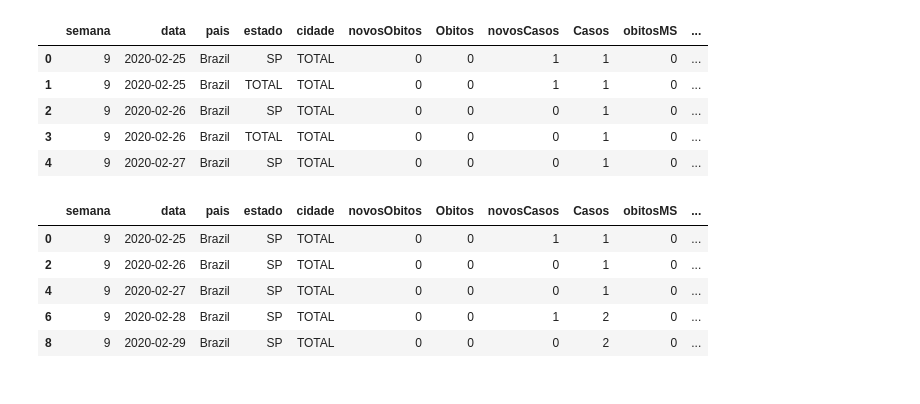
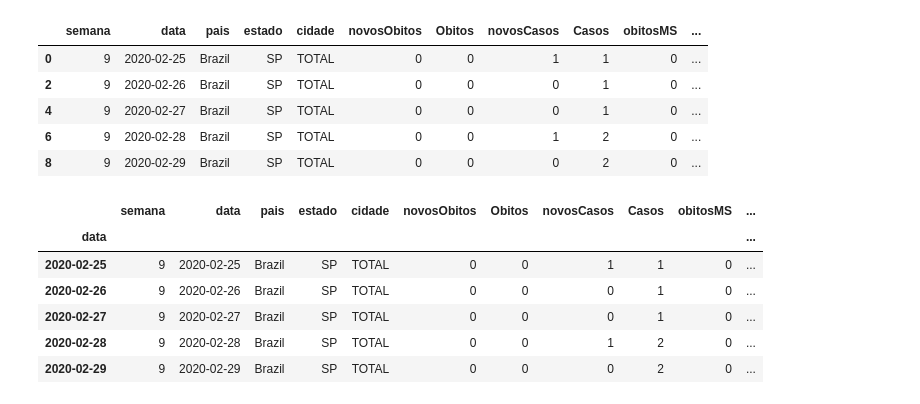
Before and after one commit to rivaldo/time_series_alura, a Jupyter notebook: curso_02/previsao_temporal.ipynb, the cells around one changed output. Saved outputs shown, nothing was run; the diff lists cells and outputs as text; code cells hidden in the pictures.

```diff
--- a/curso_02/previsao_temporal.ipynb
+++ b/curso_02/previsao_temporal.ipynb
@@ -10,22 +333,25 @@ warnings.filterwarnings('ignore')
 # %%
-df_total = pd.read_csv('./dados/cases-brazil-states.csv')
-df_total.head()
+df_att = pd.read_csv('./dados/cases-brazil-states.csv')
+df_att = df_att[df_att['estado'] == 'SP']
+df_att.head()
 # %% [output]
 |  | semana | data | pais | estado | cidade | novosObitos | Obitos | novosCasos | Casos | obitosMS | ... |
 | 0 | 9 | 2020-02-25 | Brazil | SP | TOTAL | 0 | 0 | 1 | 1 | 0 | ... |
-| 1 | 9 | 2020-02-25 | Brazil | TOTAL | TOTAL | 0 | 0 | 1 | 1 | 0 | ... |
 | 2 | 9 | 2020-02-26 | Brazil | SP | TOTAL | 0 | 0 | 0 | 1 | 0 | ... |
-| 3 | 9 | 2020-02-26 | Brazil | TOTAL | TOTAL | 0 | 0 | 0 | 1 | 0 | ... |
 | 4 | 9 | 2020-02-27 | Brazil | SP | TOTAL | 0 | 0 | 0 | 1 | 0 | ... |
+| 6 | 9 | 2020-02-28 | Brazil | SP | TOTAL | 0 | 0 | 1 | 2 | 0 | ... |
+| 8 | 9 | 2020-02-29 | Brazil | SP | TOTAL | 0 | 0 | 0 | 2 | 0 | ... |
 # %%
-df = df_total[df_total['estado'] != 'TOTAL']
-df['data'] = pd.to_datetime(df_total['data']).dt.date
+df_att['data'] = pd.to_datetime(df_att['data']).dt.date
+# %%
+df_att.index = df_att['data']
 # %%
-df.head()
+df_att.head()
 # %% [output]
 |  | semana | data | pais | estado | cidade | novosObitos | Obitos | novosCasos | Casos | obitosMS | ... |
-| 0 | 9 | 2020-02-25 | Brazil | SP | TOTAL | 0 | 0 | 1 | 1 | 0 | ... |
-| 2 | 9 | 2020-02-26 | Brazil | SP | TOTAL | 0 | 0 | 0 | 1 | 0 | ... |
-| 4 | 9 | 2020-02-27 | Brazil | SP | TOTAL | 0 | 0 | 0 | 1 | 0 | ... |
-| 6 | 9 | 2020-02-28 | Brazil | SP | TOTAL | 0 | 0 | 1 | 2 | 0 | ... |
-| 8 | 9 | 2020-02-29 | Brazil | SP | TOTAL | 0 | 0 | 0 | 2 | 0 | ... |
+| data |  |  |  |  |  |  |  |  |  |  | ... |
+| 2020-02-25 | 9 | 2020-02-25 | Brazil | SP | TOTAL | 0 | 0 | 1 | 1 | 0 | ... |
+| 2020-02-26 | 9 | 2020-02-26 | Brazil | SP | TOTAL | 0 | 0 | 0 | 1 | 0 | ... |
+| 2020-02-27 | 9 | 2020-02-27 | Brazil | SP | TOTAL | 0 | 0 | 0 | 1 | 0 | ... |
+| 2020-02-28 | 9 | 2020-02-28 | Brazil | SP | TOTAL | 0 | 0 | 1 | 2 | 0 | ... |
+| 2020-02-29 | 9 | 2020-02-29 | Brazil | SP | TOTAL | 0 | 0 | 0 | 2 | 0 | ... |
```
Also changed, not shown: parts of 49 cells of this notebook, 2 other files.
